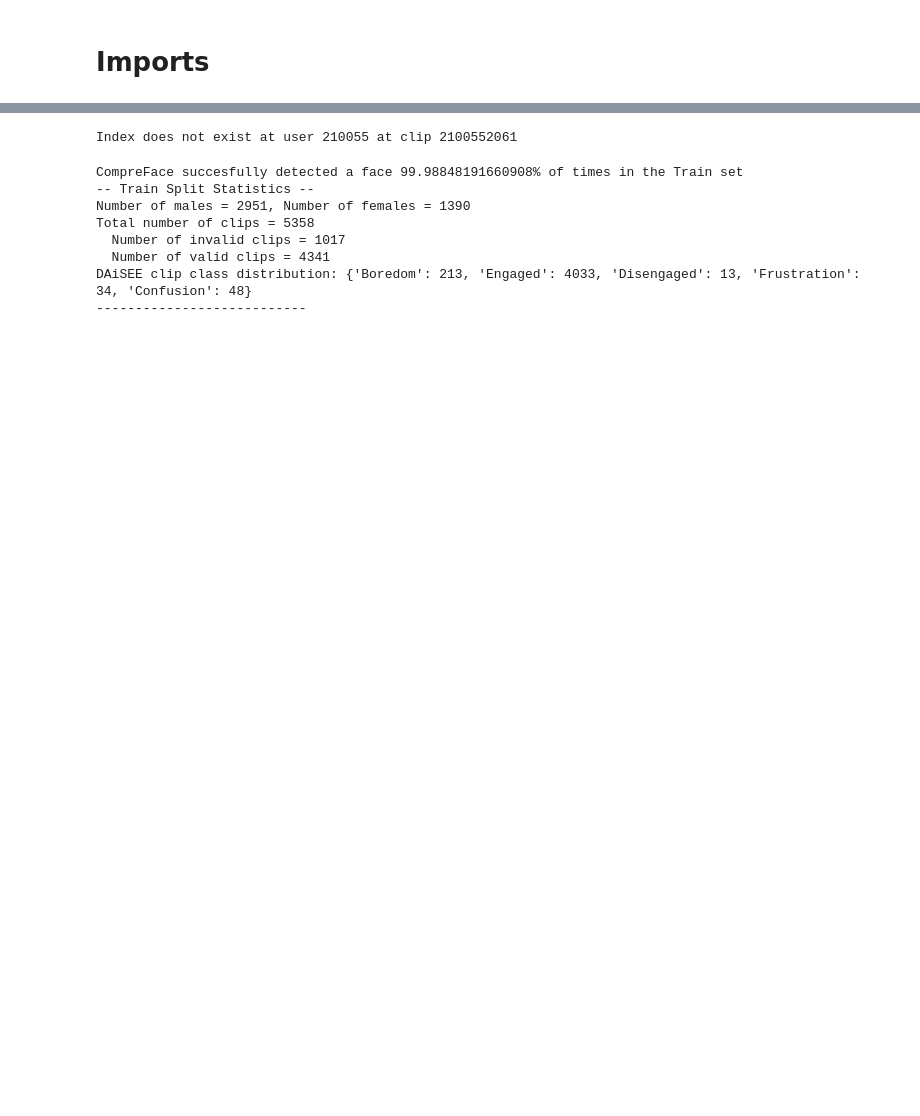
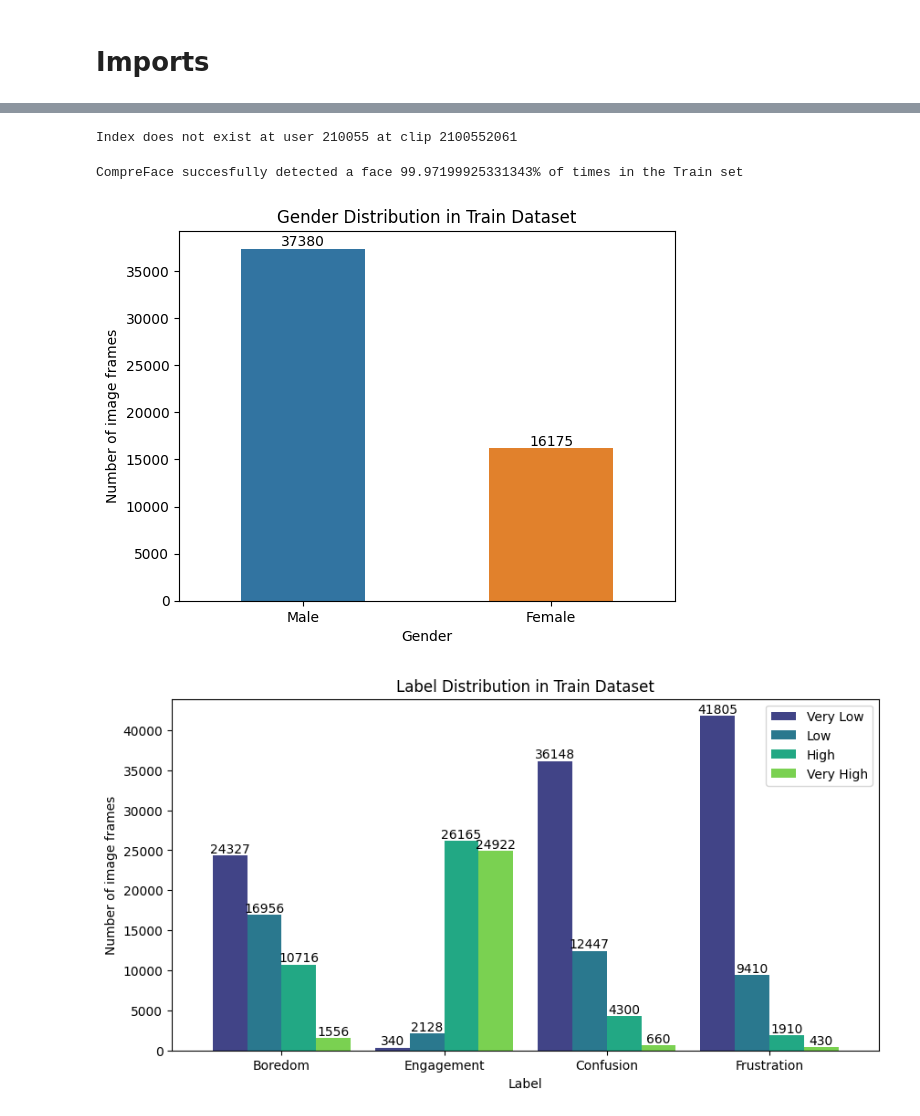
Before and after one commit to teddyld/occlusion-aware-engagement-detection, a Jupyter notebook: daisee_data.ipynb, the cells around one changed output, grey strips where cells are left out. Drawn from its saved outputs; the diff is of its cells as text; code cells hidden in the pictures; blank space fills up the shorter version.

```diff
--- a/daisee_data.ipynb
+++ b/daisee_data.ipynb
@@ -28,13 +21,8 @@ DAiSEE clip class distribution: {'Boredom': 65, 'Engaged': 1352, 'Disengaged': 4
 # %%
-train_distribution = daisee.extract_frames("Train")
+daisee.extract_frames("Train")
 # %% [output]
 Index does not exist at user 210055 at clip 2100552061
-CompreFace succesfully detected a face 99.98848191660908% of times in the Train set
--- Train Split Statistics --
-Number of males = 2951, Number of females = 1390
-Total number of clips = 5358
-  Number of invalid clips = 1017
-  Number of valid clips = 4341
-DAiSEE clip class distribution: {'Boredom': 213, 'Engaged': 4033, 'Disengaged': 13, 'Frustration': 34, 'Confusion': 48}
----------------------------
+CompreFace succesfully detected a face 99.97199925331343% of times in the Train set
+[figure, added]
+[figure, added]
 # %%
```
Also changed, not shown: parts of 3 cells of this notebook, 6 other files.
